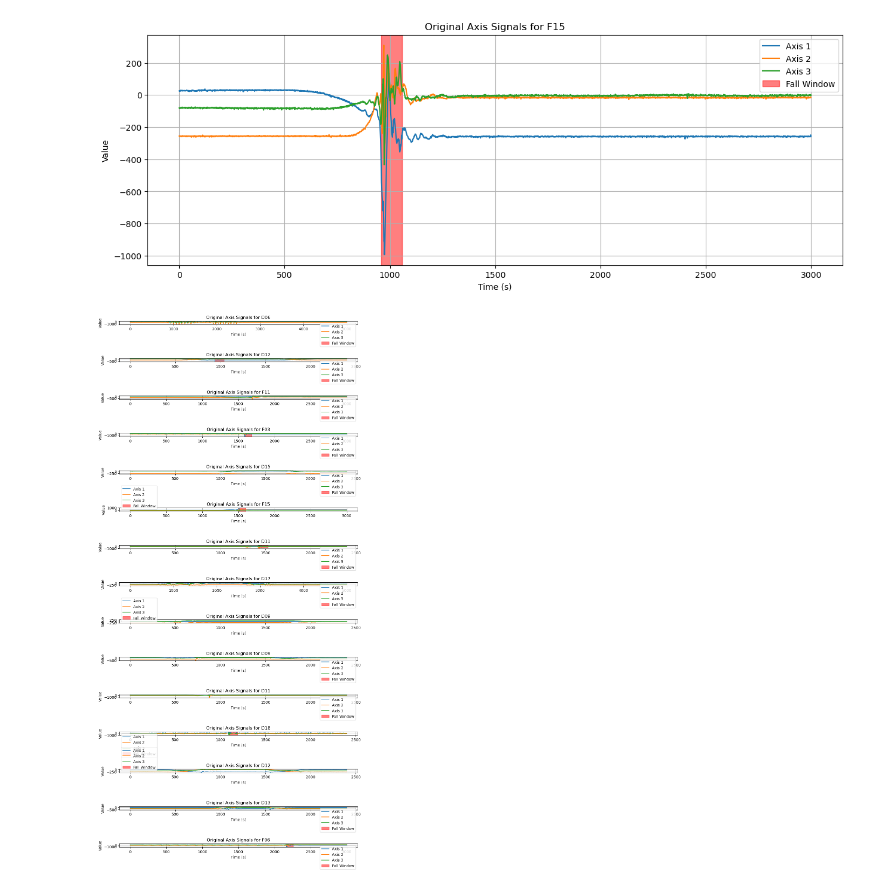
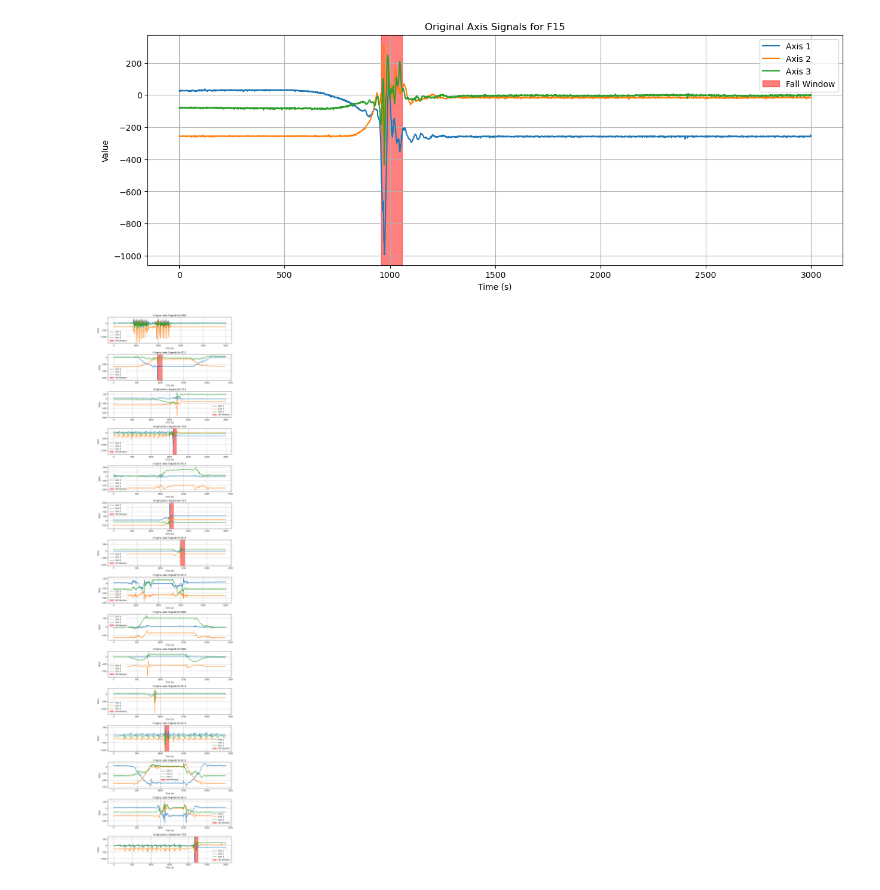
Before and after one commit to AliShrz/earpiece-fall-detection, a Jupyter notebook: main.ipynb, the cells around one changed output. Saved outputs shown, nothing was run; the diff lists cells and outputs as text; code cells hidden in the pictures.

Commit message:
resize window plot

```diff
--- a/main.ipynb
+++ b/main.ipynb
@@ -812,20 +812,20 @@ sample_numbers = np.random.randint(1, 406, size=15)
 # %%
 
 
-plt.figure(figsize=(10, 20))
+plt.figure(figsize=(10, 40))
 for i, sample_number in enumerate(sample_numbers):
     signal = all_data[sample_number][0:3,:]  # Example signal
     start, end = find_fall_window(signal, threshold=750)
 
     plt.subplot(15, 1, i+1)
     for j in range(3):
         plt.plot(signal[j,:], label=f'Axis {j+1}')
     plt.axvspan(start, end, color='red', alpha=0.5, label='Fall Window')
     plt.title(f'Original Axis Signals for {activity_code_list[sample_number]}')
     plt.xlabel('Time (s)')
     plt.ylabel('Value')
     plt.legend()
     plt.tight_layout()
     plt.grid()
 # %% [output]
-[figure, old version]
+[figure, new version]
```
